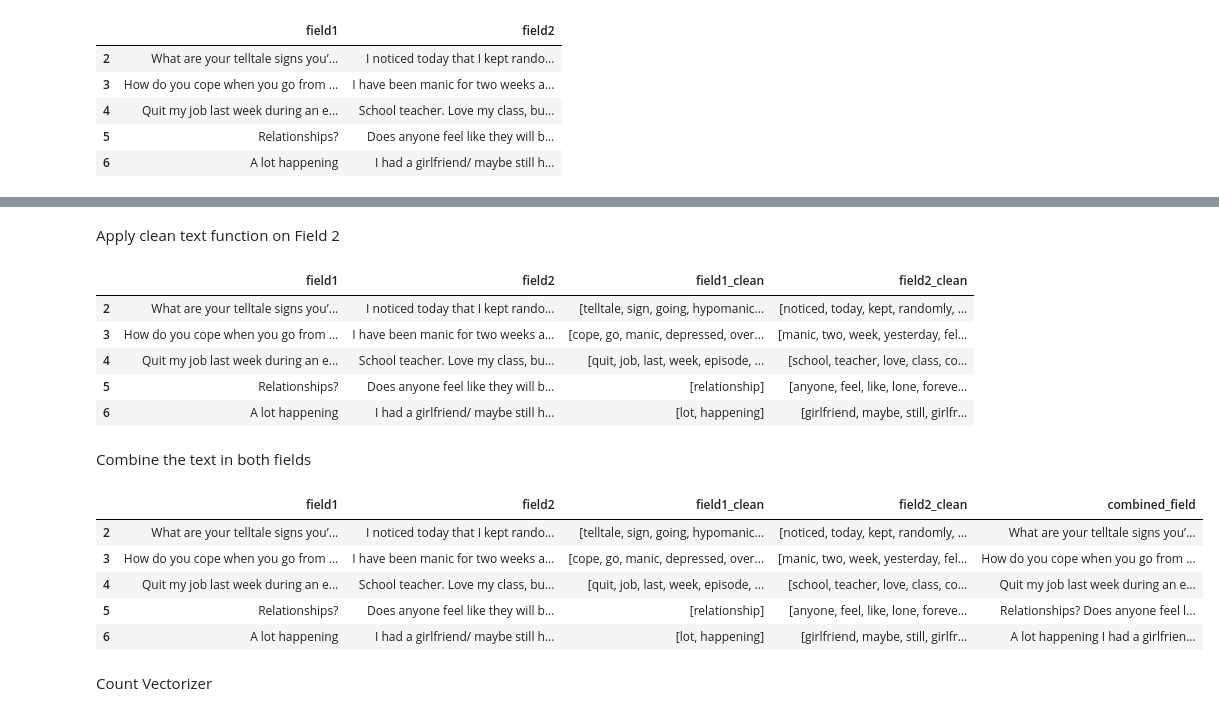
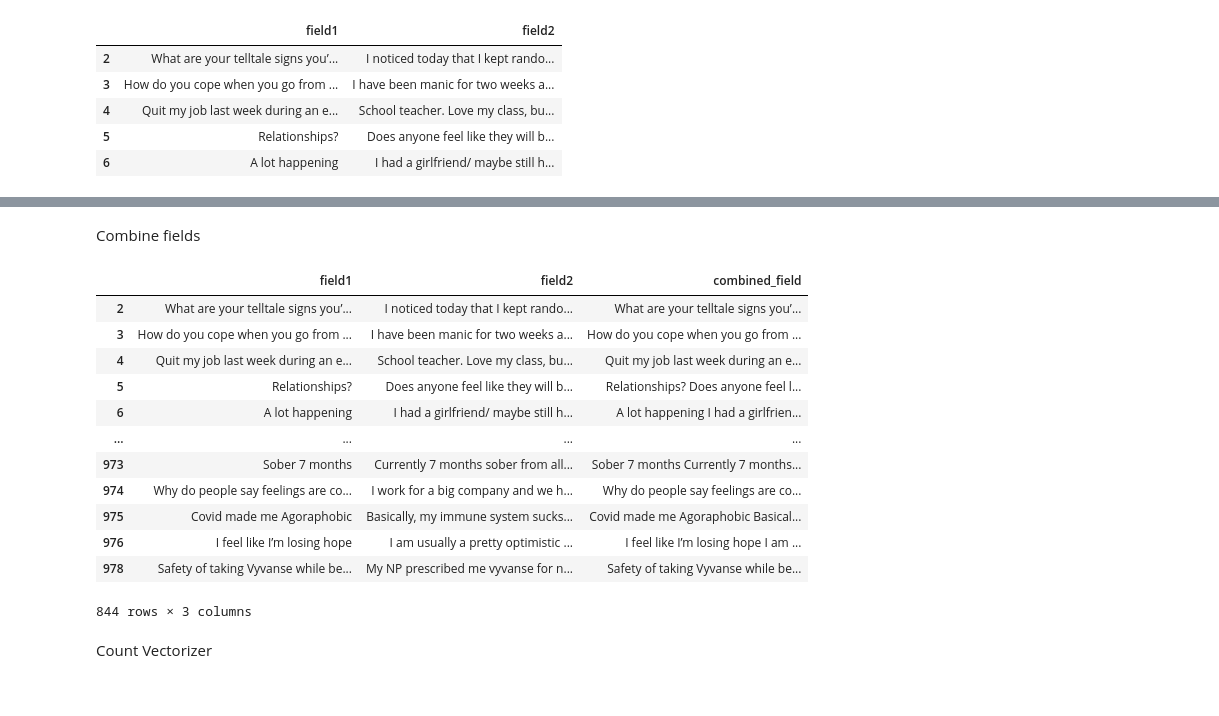
Before and after one commit to charlesyapai/GAProj3, a Jupyter notebook: data_cleaning/cleaning.ipynb, the cells around one changed output, grey strips where cells are left out. Drawn from its saved outputs; the diff is of its cells as text; code cells hidden in the pictures.

```diff
--- a/data_cleaning/cleaning.ipynb
+++ b/data_cleaning/cleaning.ipynb
@@ -75,3 +72,0 @@ Apply clean text function on Field 1
-# %%
-data['field1_clean'] = data['field1'].apply(lambda x: clean_text(x))
-data.head()
@@ -85,27 +73,23 @@ data.head()
-# %% [markdown]
-Apply clean text function on Field 2
-# %%
-data['field2_clean'] = data['field2'].apply(lambda x: clean_text(x))
-data.head()
-# %% [output]
-|  | field1 | field2 | field1_clean | field2_clean |
-| 2 | What are your telltale signs you’... | I noticed today that I kept rando... | [telltale, sign, going, hypomanic... | [noticed, today, kept, randomly, ... |
-| 3 | How do you cope when you go from ... | I have been manic for two weeks a... | [cope, go, manic, depressed, over... | [manic, two, week, yesterday, fel... |
-| 4 | Quit my job last week during an e... | School teacher. Love my class, bu... | [quit, job, last, week, episode, ... | [school, teacher, love, class, co... |
-| 5 | Relationships? | Does anyone feel like they will b... | [relationship] | [anyone, feel, like, lone, foreve... |
-| 6 | A lot happening | I had a girlfriend/ maybe still h... | [lot, happening] | [girlfriend, maybe, still, girlfr... |
 # %% [markdown]
-Combine the text in both fields
+Combine fields
 # %%
-data['combined_field'] = data[['field1','field2']].agg(' '.join, axis=1)
-data.head()
+# data['combined_field'] = data[['field1','field2']].agg(' '.join, axis=1)
+data['combined_field'] = data['field1'] + ' ' + data['field2']
+data
 # %% [output]
-|  | field1 | field2 | field1_clean | field2_clean | combined_field |
-| 2 | What are your telltale signs you’... | I noticed today that I kept rando... | [telltale, sign, going, hypomanic... | [noticed, today, kept, randomly, ... | What are your telltale signs you’... |
-| 3 | How do you cope when you go from ... | I have been manic for two weeks a... | [cope, go, manic, depressed, over... | [manic, two, week, yesterday, fel... | How do you cope when you go from ... |
-| 4 | Quit my job last week during an e... | School teacher. Love my class, bu... | [quit, job, last, week, episode, ... | [school, teacher, love, class, co... | Quit my job last week during an e... |
-| 5 | Relationships? | Does anyone feel like they will b... | [relationship] | [anyone, feel, like, lone, foreve... | Relationships? Does anyone feel l... |
-| 6 | A lot happening | I had a girlfriend/ maybe still h... | [lot, happening] | [girlfriend, maybe, still, girlfr... | A lot happening I had a girlfrien... |
+|  | field1 | field2 | combined_field |
+| 2 | What are your telltale signs you’... | I noticed today that I kept rando... | What are your telltale signs you’... |
+| 3 | How do you cope when you go from ... | I have been manic for two weeks a... | How do you cope when you go from ... |
+| 4 | Quit my job last week during an e... | School teacher. Love my class, bu... | Quit my job last week during an e... |
+| 5 | Relationships? | Does anyone feel like they will b... | Relationships? Does anyone feel l... |
+| 6 | A lot happening | I had a girlfriend/ maybe still h... | A lot happening I had a girlfrien... |
+| ... | ... | ... | ... |
+| 973 | Sober 7 months | Currently 7 months sober from all... | Sober 7 months Currently 7 months... |
+| 974 | Why do people say feelings are co... | I work for a big company and we h... | Why do people say feelings are co... |
+| 975 | Covid made me Agoraphobic | Basically, my immune system sucks... | Covid made me Agoraphobic Basical... |
+| 976 | I feel like I’m losing hope | I am usually a pretty optimistic ... | I feel like I’m losing hope I am ... |
+| 978 | Safety of taking Vyvanse while be... | My NP prescribed me vyvanse for n... | Safety of taking Vyvanse while be... |
+844 rows × 3 columns
 # %% [markdown]
 Count Vectorizer
 # %%
```
Also changed, not shown: parts of 2 cells of this notebook.
